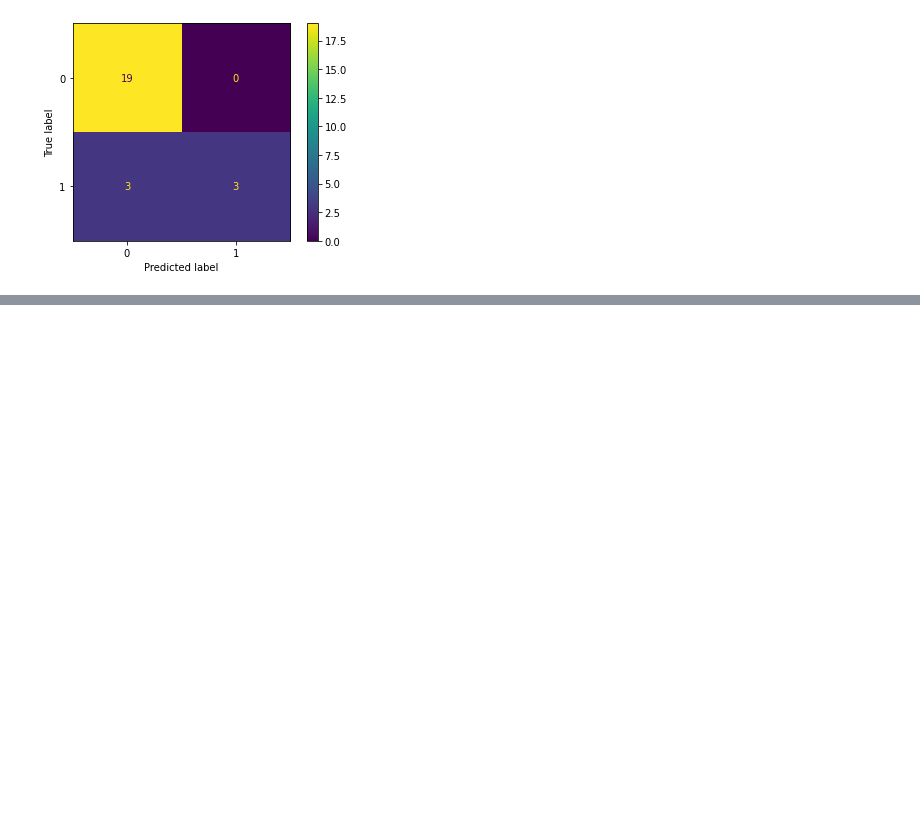
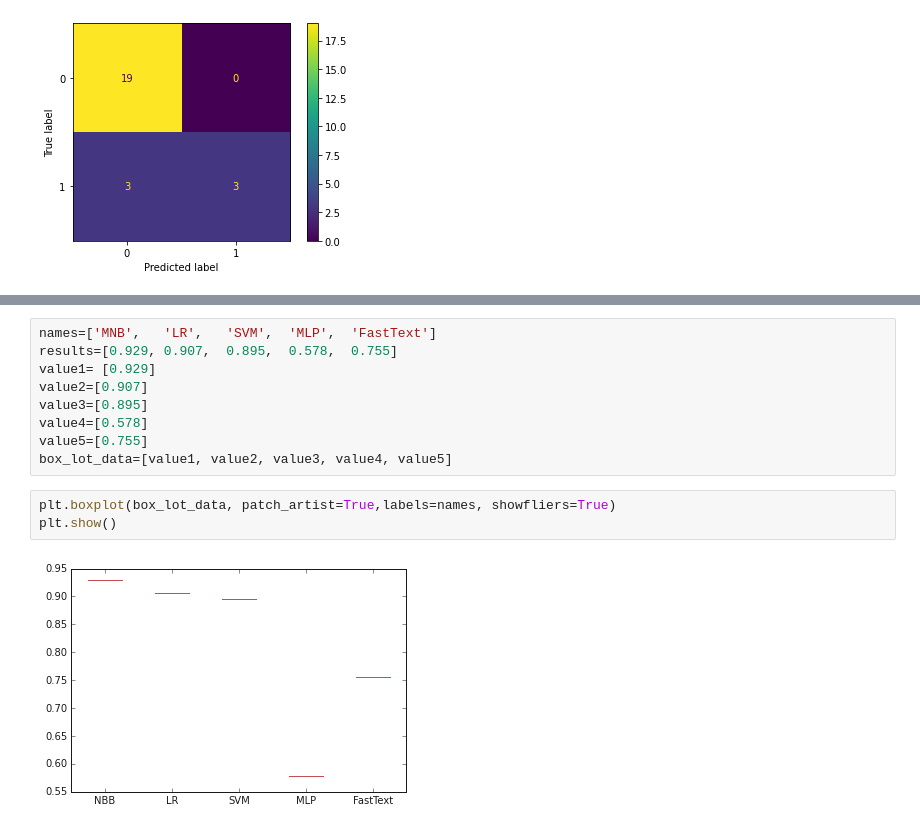
Before and after one commit to nhamct/Software-Requirement-Classification, a Jupyter notebook: Software_Requirement_Classification_Vietnamese.ipynb, the cells around one changed output, grey strips where cells are left out. Saved outputs shown, nothing was run; the diff lists cells and outputs as text; blank space fills up the shorter version.

```diff
--- a/Software_Requirement_Classification_Vietnamese.ipynb
+++ b/Software_Requirement_Classification_Vietnamese.ipynb
@@ -636,0 +652,14 @@ NameError: ignored
+# %%
+names=['MNB',	'LR',	'SVM',	'MLP',	'FastText']
+results=[0.929,	0.907,	0.895,	0.578,	0.755]
+value1= [0.929]
+value2=[0.907]
+value3=[0.895]
+value4=[0.578]
+value5=[0.755]
+box_lot_data=[value1, value2, value3, value4, value5]
+# %%
+plt.boxplot(box_lot_data, patch_artist=True,labels=names, showfliers=True)
+plt.show()
+# %% [output]
+[figure, added]
```
Also changed, not shown: parts of 26 cells of this notebook.
